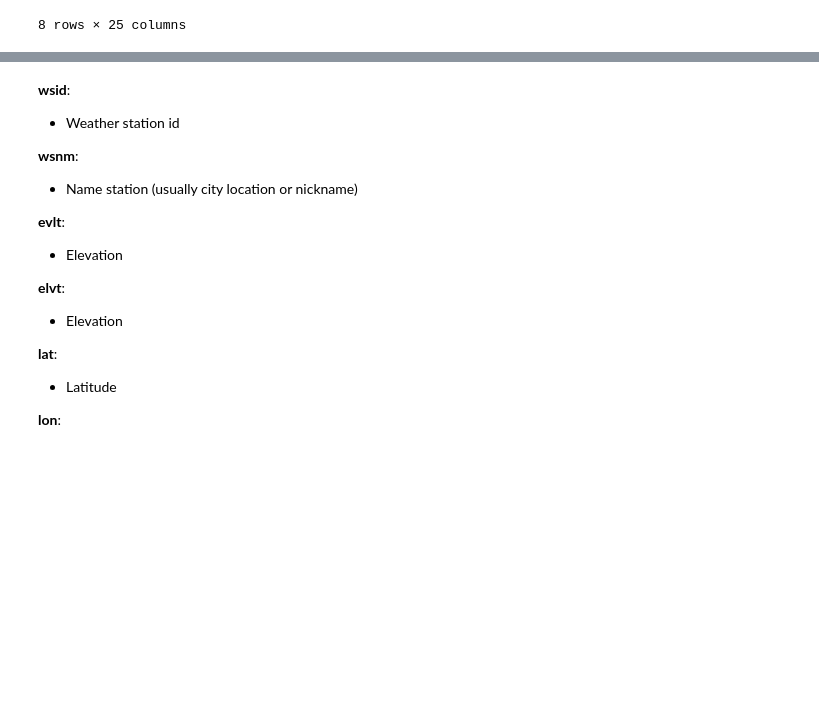
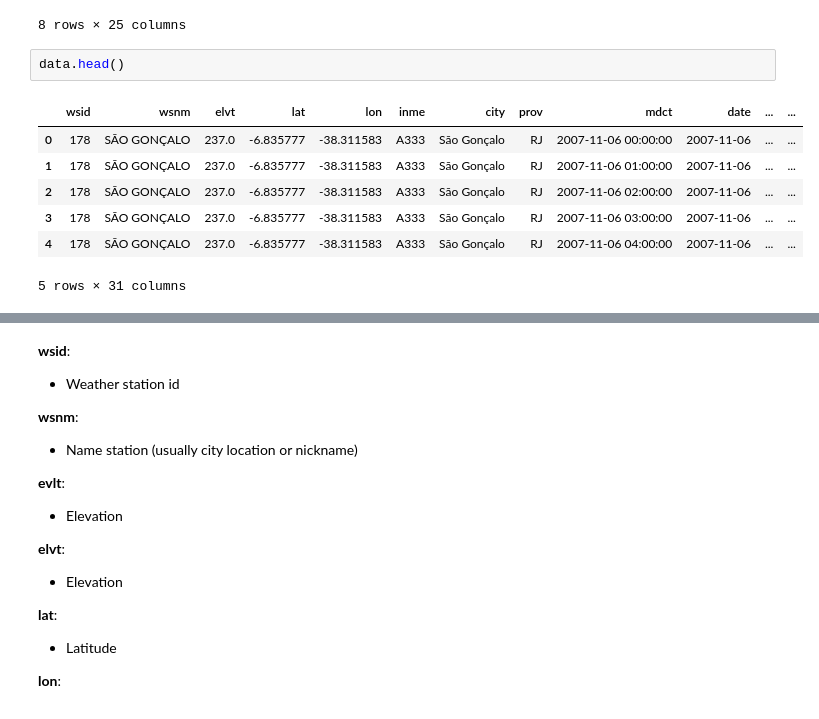
Before and after one commit to igorbispo99/TrabalhoCompExp, a Jupyter notebook: trabalho_2.ipynb, the cells around one changed output, grey strips where cells are left out. Cells and saved outputs as stored; diff of their text form; blank space fills up the shorter version.

```diff
--- a/trabalho_2.ipynb
+++ b/trabalho_2.ipynb
@@ -64,3 +99,13 @@ data.describe()
 | 75% | 3.940000e+02 | 8.750000e+02 | -1.891707e+01 | -4.243575e+01 | 2.014000e+03 | 9.000000e+00 | 2.300000e+01 | 1.800000e+01 | 6.000000e-01 | 9.731000e+02 | ... | ... |
 | max | 4.230000e+02 | 1.758000e+03 | 0.000000e+00 | 0.000000e+00 | 2.016000e+03 | 1.200000e+01 | 3.100000e+01 | 2.300000e+01 | 1.000000e+02 | 1.050000e+03 | ... | ... |
 8 rows × 25 columns
+# %%
+data.head()
+# %% [output]
+|  | wsid | wsnm | elvt | lat | lon | inme | city | prov | mdct | date | ... | ... |
+| 0 | 178 | SÃO GONÇALO | 237.0 | -6.835777 | -38.311583 | A333 | São Gonçalo | RJ | 2007-11-06 00:00:00 | 2007-11-06 | ... | ... |
+| 1 | 178 | SÃO GONÇALO | 237.0 | -6.835777 | -38.311583 | A333 | São Gonçalo | RJ | 2007-11-06 01:00:00 | 2007-11-06 | ... | ... |
+| 2 | 178 | SÃO GONÇALO | 237.0 | -6.835777 | -38.311583 | A333 | São Gonçalo | RJ | 2007-11-06 02:00:00 | 2007-11-06 | ... | ... |
+| 3 | 178 | SÃO GONÇALO | 237.0 | -6.835777 | -38.311583 | A333 | São Gonçalo | RJ | 2007-11-06 03:00:00 | 2007-11-06 | ... | ... |
+| 4 | 178 | SÃO GONÇALO | 237.0 | -6.835777 | -38.311583 | A333 | São Gonçalo | RJ | 2007-11-06 04:00:00 | 2007-11-06 | ... | ... |
+5 rows × 31 columns
```
Also changed, not shown: parts of 45 cells of this notebook.
